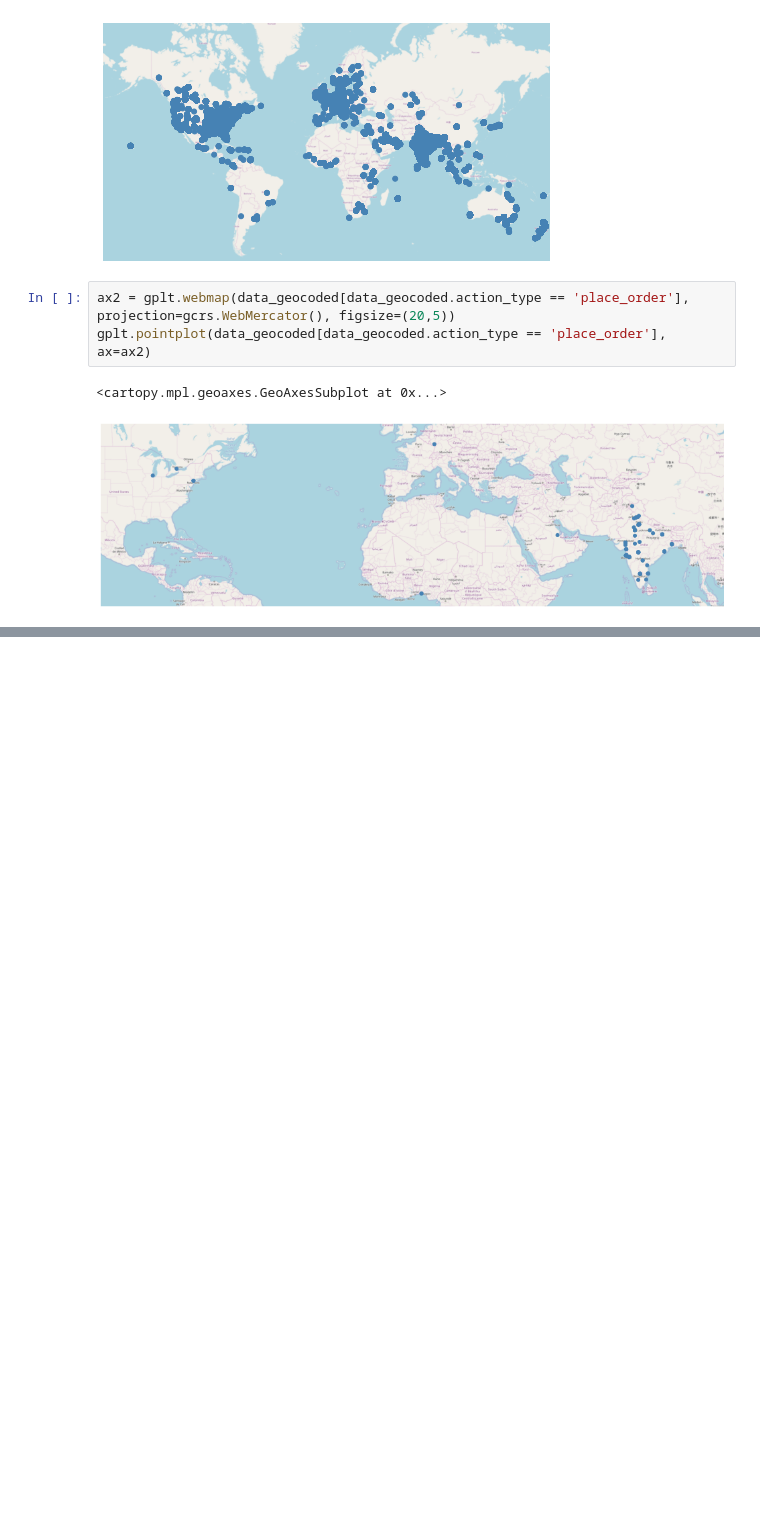
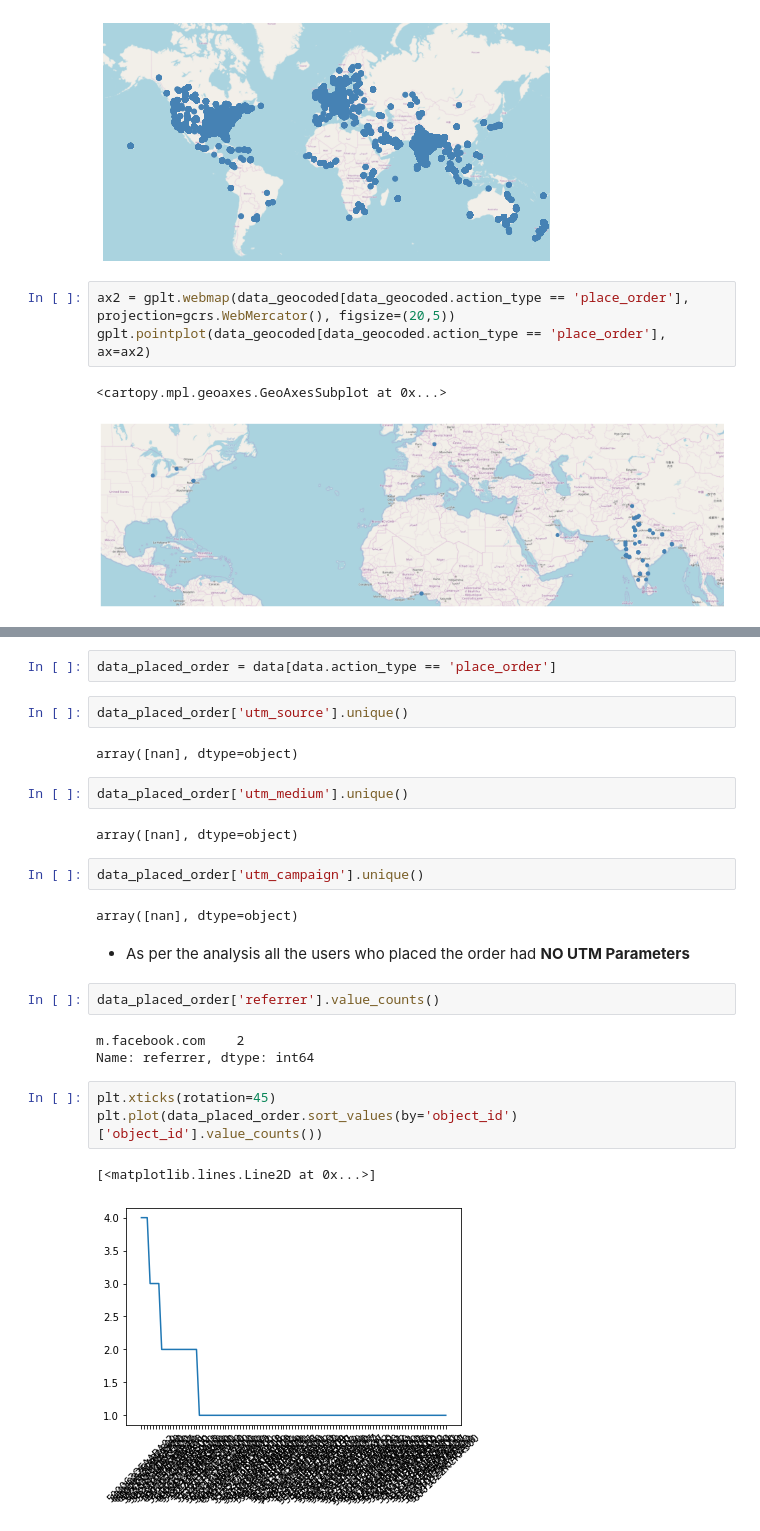
Before and after one commit to cs145442/pet-projects, a Jupyter notebook: yfret/segmenting-users-based-on-browsing-activity.ipynb, the cells around one changed output, grey strips where cells are left out. Drawn from its saved outputs; the diff is of its cells as text; blank space fills up the shorter version.

```diff
--- a/yfret/segmenting-users-based-on-browsing-activity.ipynb
+++ b/yfret/segmenting-users-based-on-browsing-activity.ipynb
@@ -50,0 +55,27 @@ gplt.pointplot(data_geocoded[data_geocoded.action_type == 'place_order'], ax=ax2
+# %%
+data_placed_order = data[data.action_type == 'place_order']
+# %%
+data_placed_order['utm_source'].unique()
+# %% [output]
+array([nan], dtype=object)
+# %%
+data_placed_order['utm_medium'].unique()
+# %% [output]
+array([nan], dtype=object)
+# %%
+data_placed_order['utm_campaign'].unique()
+# %% [output]
+array([nan], dtype=object)
+# %% [markdown]
+  * As per the analysis all the users who placed the order had **NO UTM Parameters**
+# %%
+data_placed_order['referrer'].value_counts()
+# %% [output]
+m.facebook.com    2
+Name: referrer, dtype: int64
+# %%
+plt.xticks(rotation=45)
+plt.plot(data_placed_order.sort_values(by='object_id')['object_id'].value_counts())
+# %% [output]
+[<matplotlib.lines.Line2D at 0x...>]
+[figure, added]
```
Also changed, not shown: parts of 2 cells of this notebook.
